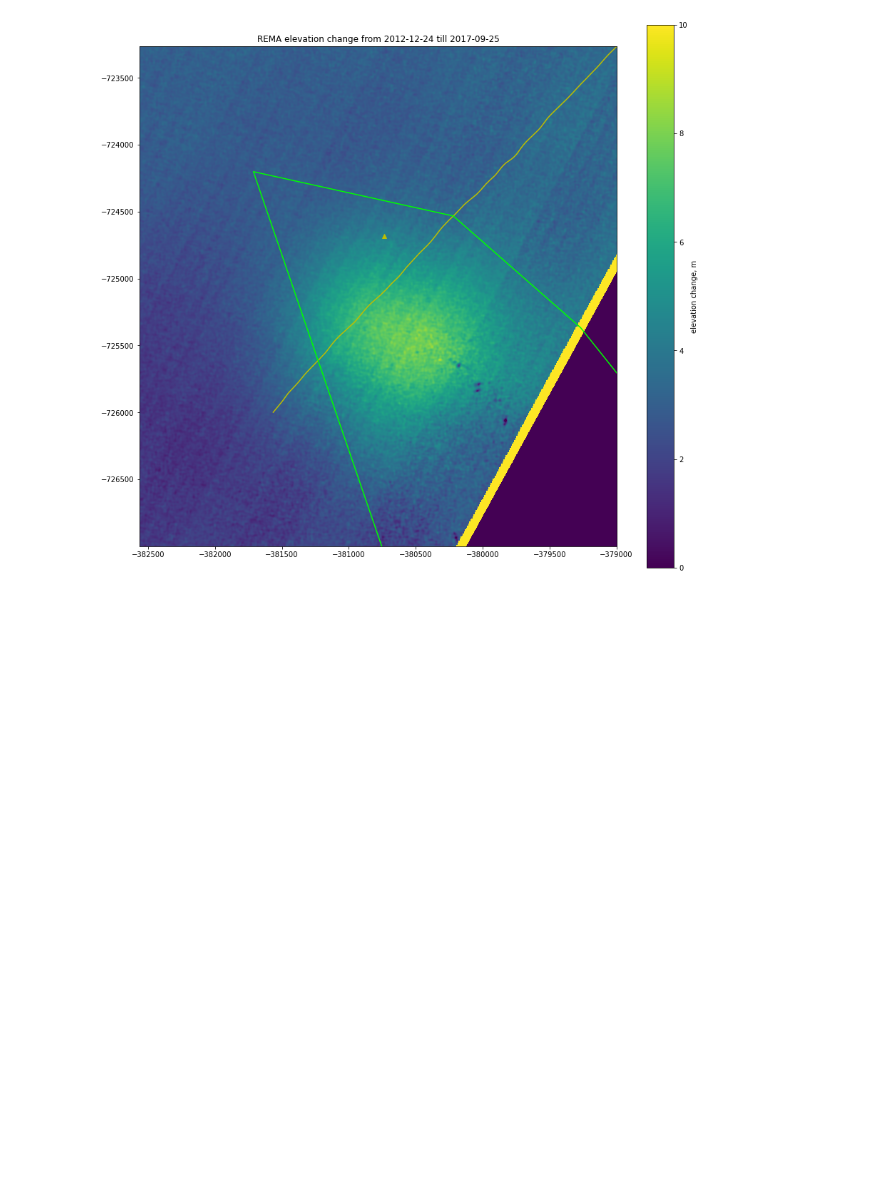
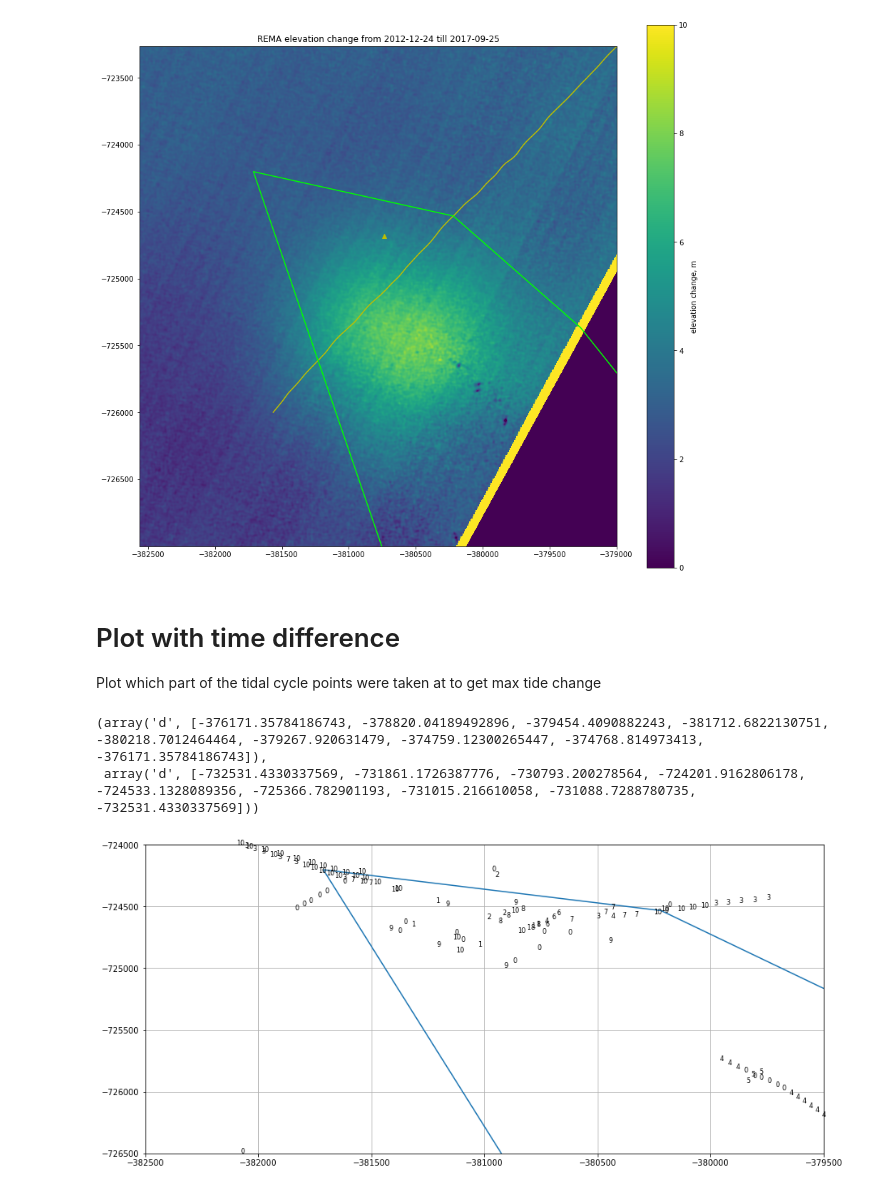
Before and after one commit to arrran/PhD_data_chapter, a Jupyter notebook: Jupyter/RADAR/Plot_tide_crossings.ipynb, the cells around one changed output. Saved outputs shown, nothing was run; the diff lists cells and outputs as text; code cells hidden in the pictures; blank space fills up the shorter version.

Commit message:
did higher resolution tide look, but i think it didnt help.

```diff
--- a/Jupyter/RADAR/Plot_tide_crossings.ipynb
+++ b/Jupyter/RADAR/Plot_tide_crossings.ipynb
@@ -179,3 +181,32 @@ plt.plot(floating_polygon.exterior.xy[0],floating_polygon.exterior.xy[1],color='
 # %% [output]
 [<matplotlib.lines.Line2D at 0x...>]
 [figure]
+# %% [markdown]
+# Plot with time difference
+
+Plot which part of the tidal cycle points were taken at to get max tide change
+# %%
+repeated = pd.read_pickle('/Users/home/whitefar/DATA/FIELD_ANT_19/POST_FIELD/INTERSECTIONS/tides_10msample_50mbuffer_timediff.pkl')
+float_poly = gpd.read_file('/Users/home/whitefar/DATA/FIELD_ANT_19/POST_FIELD/INTERSECTIONS/polygon_float.shp')
+# %%
+# 0, 10 is same place in the tidal cycle, 5 is halfway through ie most different
+repeated['tide_at']=(repeated.time_diff*10).round(0).astype(int).astype(str)
+grounded = repeated[repeated.tide < 0.58]
+floating = repeated[repeated.tide > 0.58]
+# %%
+float_poly.iloc[0].geometry.exterior.coords.xy[0]
+# %% [output]
+(array('d', [-376171.35784186743, -378820.04189492896, -379454.4090882243, -381712.6822130751, -380218.7012464464, -379267.920631479, -374759.12300265447, -374768.814973413, -376171.35784186743]),
+ array('d', [-732531.4330337569, -731861.1726387776, -730793.200278564, -724201.9162806178, -724533.1328089356, -725366.782901193, -731015.216610058, -731088.7288780735, -732531.4330337569]))
+# %%
+plt.figure(figsize=(15,7))
+plt.plot(float_poly.iloc[0].geometry.exterior.coords.xy[0],float_poly.iloc[0].geometry.exterior.coords.xy[1])
+plt.xlim([-382500,-379500])
+plt.ylim([ -726500,-724000])
+plt.grid()
+
+for i,row in grounded.iloc[::4].iterrows():
+    if  (-382500 < row.geometry.x < -379500) & (-726500 < row.geometry.y < -724000):
+        plt.text(row.geometry.x,row.geometry.y,row.tide_at,fontsize=8)
+# %% [output]
+[figure, added]
```
Also changed, not shown: parts of 5 cells of this notebook, 1 other file.
